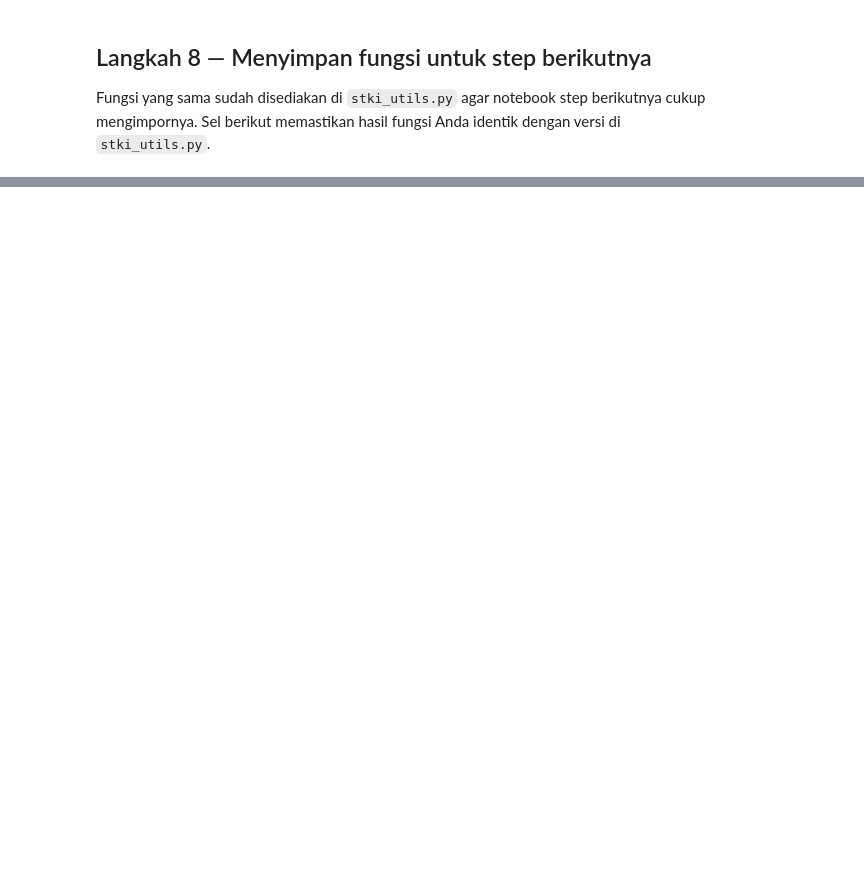
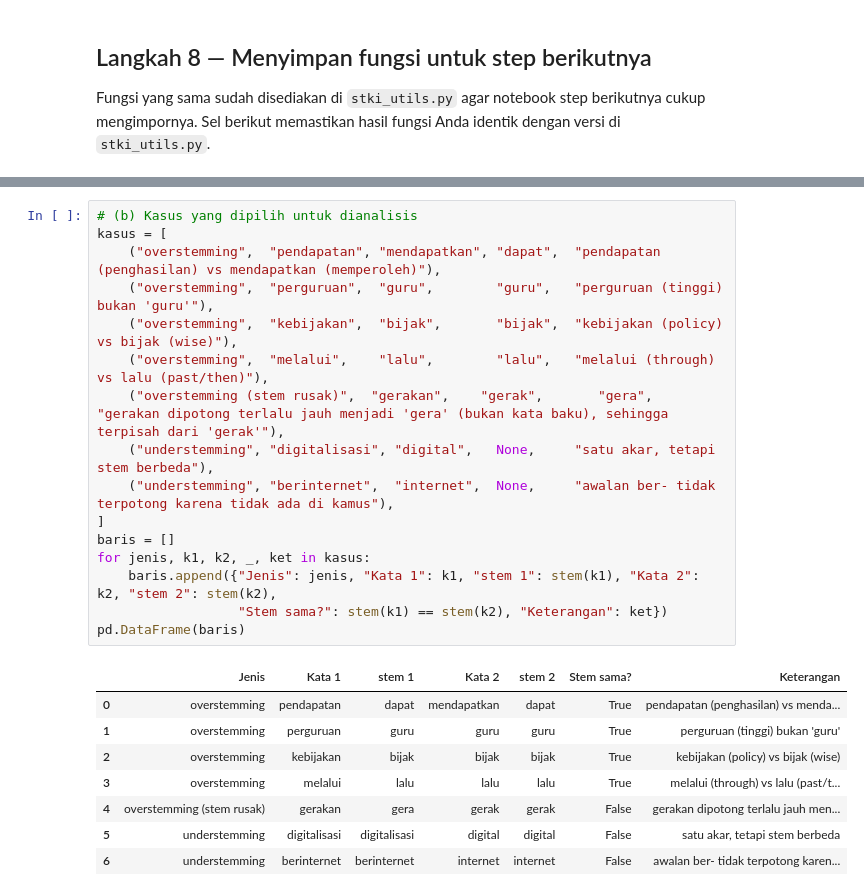
Before and after one commit to uccuuu/Project-STKI, a Jupyter notebook: notebooks/01_preprocessing.ipynb, the cells around one changed output, grey strips where cells are left out. Saved outputs shown, nothing was run; the diff lists cells and outputs as text; blank space fills up the shorter version.

```diff
--- a/notebooks/01_preprocessing.ipynb
+++ b/notebooks/01_preprocessing.ipynb
@@ -283,0 +231,25 @@ print("Analisis: konfigurasi dengan kosakata terkecil adalah", terbesar,
+# %%
+# (b) Kasus yang dipilih untuk dianalisis
+kasus = [
+    ("overstemming",  "pendapatan", "mendapatkan", "dapat",  "pendapatan (penghasilan) vs mendapatkan (memperoleh)"),
+    ("overstemming",  "perguruan",  "guru",        "guru",   "perguruan (tinggi) bukan 'guru'"),
+    ("overstemming",  "kebijakan",  "bijak",       "bijak",  "kebijakan (policy) vs bijak (wise)"),
+    ("overstemming",  "melalui",    "lalu",        "lalu",   "melalui (through) vs lalu (past/then)"),
+    ("overstemming (stem rusak)",  "gerakan",    "gerak",       "gera",   "gerakan dipotong terlalu jauh menjadi 'gera' (bukan kata baku), sehingga terpisah dari 'gerak'"),
+    ("understemming", "digitalisasi", "digital",   None,     "satu akar, tetapi stem berbeda"),
+    ("understemming", "berinternet",  "internet",  None,     "awalan ber- tidak terpotong karena tidak ada di kamus"),
+]
+baris = []
+for jenis, k1, k2, _, ket in kasus:
+    baris.append({"Jenis": jenis, "Kata 1": k1, "stem 1": stem(k1), "Kata 2": k2, "stem 2": stem(k2),
+                  "Stem sama?": stem(k1) == stem(k2), "Keterangan": ket})
+pd.DataFrame(baris)
+# %% [output]
+|  | Jenis | Kata 1 | stem 1 | Kata 2 | stem 2 | Stem sama? | Keterangan |
+| 0 | overstemming | pendapatan | dapat | mendapatkan | dapat | True | pendapatan (penghasilan) vs menda... |
+| 1 | overstemming | perguruan | guru | guru | guru | True | perguruan (tinggi) bukan 'guru' |
+| 2 | overstemming | kebijakan | bijak | bijak | bijak | True | kebijakan (policy) vs bijak (wise) |
+| 3 | overstemming | melalui | lalu | lalu | lalu | True | melalui (through) vs lalu (past/t... |
+| 4 | overstemming (stem rusak) | gerakan | gera | gerak | gerak | False | gerakan dipotong terlalu jauh men... |
+| 5 | understemming | digitalisasi | digitalisasi | digital | digital | False | satu akar, tetapi stem berbeda |
+| 6 | understemming | berinternet | berinternet | internet | internet | False | awalan ber- tidak terpotong karen... |
```
Also changed, not shown: parts of 36 cells of this notebook, 1 other file.
